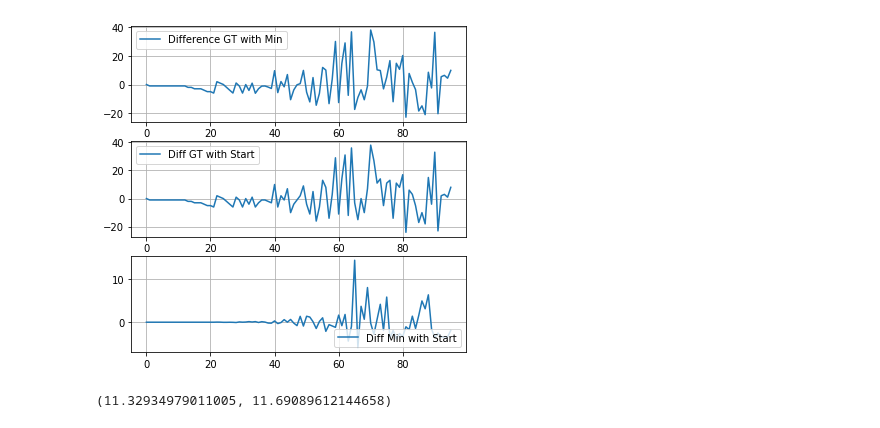
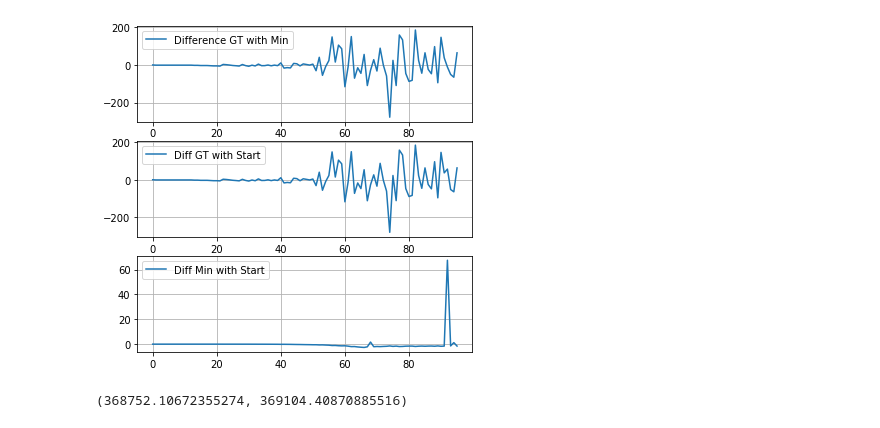
Before and after one commit to AdityaLab/MDL-ODE-Missing, a Jupyter notebook: MDL_playground.ipynb, the cells around one changed output. Drawn from its saved outputs; the diff is of its cells as text; code cells hidden in the pictures.

```diff
--- a/MDL_playground.ipynb
+++ b/MDL_playground.ipynb
@@ -36,0 +11,11 @@ KeyError: 405.0
+# %%
+file = open('Testbed-On-Mordecai-Model/Synthetic/noisy_D_start.txt','r')
+D_noisy = []
+line=file.readline()
+line = file.readline()
+D_noisy = np.array([float(x) for x in line[1:-2].split(",")])
+# %%
+file = open('Testbed-On-Mordecai-Model/Synthetic/D_start.txt','r')
+D_start = []
+line = file.readline()
+D_start = np.array([float(x) for x in line[1:-2].split(",")])
@@ -37,21 +113,21 @@ KeyError: 405.0
 # %%
 fig, axs = plt.subplots(3,1,figsize=(6,6))
 for i in range(3):
     axs[i].grid('on')
 axs[0].plot(D_min-D_gt)
 axs[0].legend(['Difference GT with Min'])
 
-axs[1].plot(D_start-D_gt)
+axs[1].plot(D_noisy-D_gt)
 axs[1].legend(['Diff GT with Start'])
 
-axs[2].plot(D_start-D_min)
-axs[2].legend(['Diff Min with Start'],loc='lower right')
+axs[2].plot(D_noisy-D_min)
+axs[2].legend(['Diff Min with Start'],loc='upper left')
 
 plt.show()
 # %% [output]
-[figure, old version]
+[figure, new version]
 # %%
- np.sqrt(np.mean((D_start-D_gt)**2)), np.sqrt(np.mean((D_min-D_gt)**2))
+(np.sum((D_noisy-D_gt)**2)), (np.sum((D_min-D_gt)**2))
 # %% [output]
-(11.32934979011005, 11.69089612144658)
+(368752.10672355274, 369104.40870885516)
 # %%
```
Also changed, not shown: parts of 16 cells of this notebook, 1 other file.
